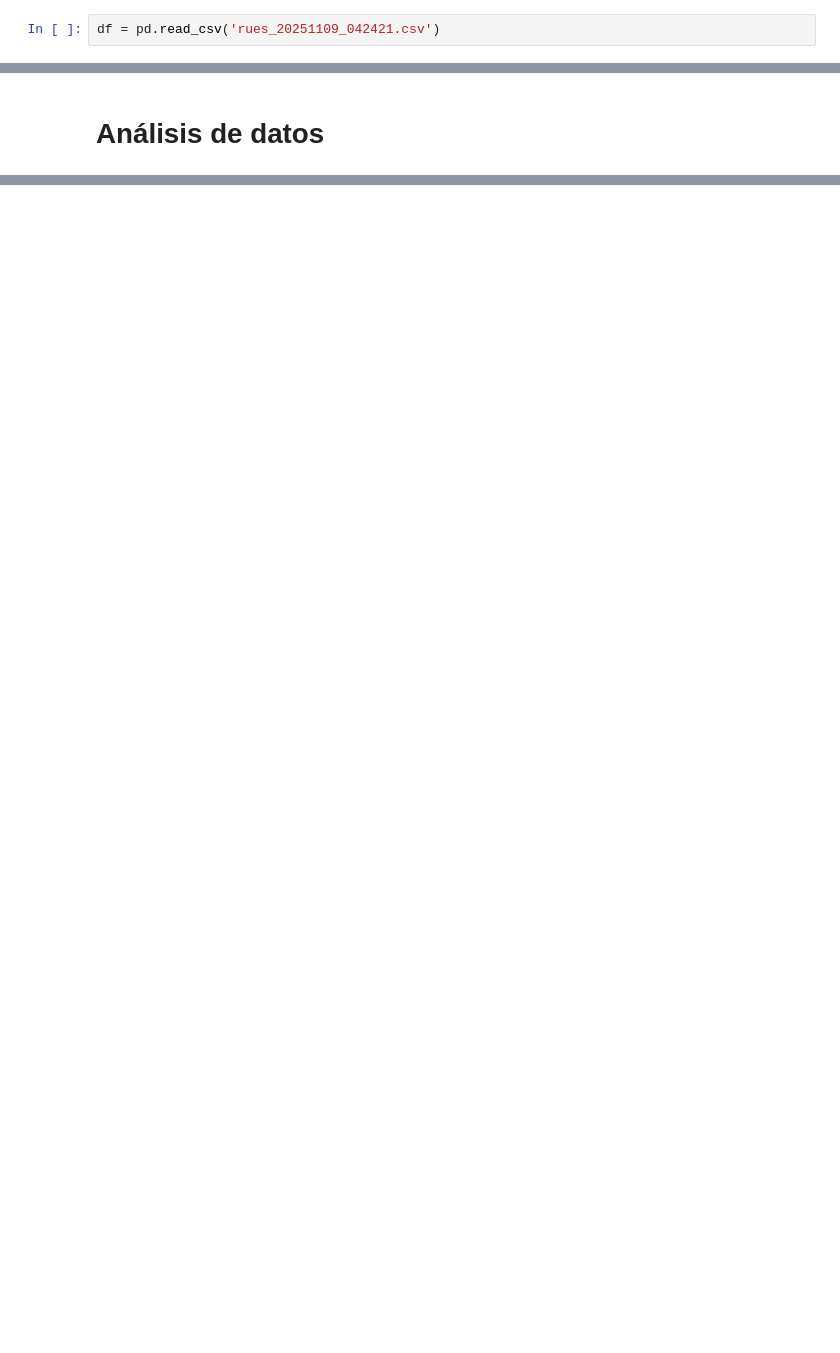
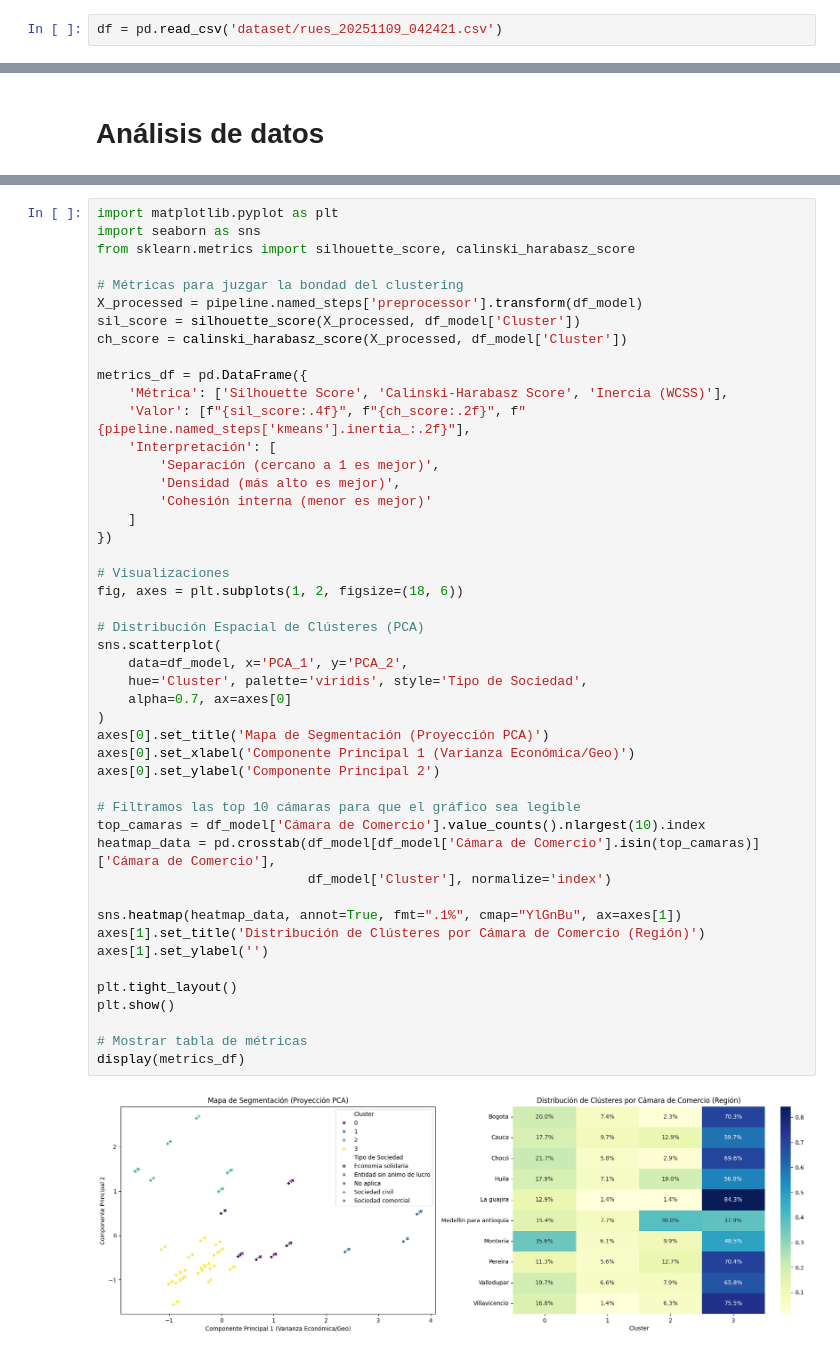
Before and after one commit to pabloibargon/rues-analysis, a Jupyter notebook: analysis.ipynb, the cells around one changed output, grey strips where cells are left out. Drawn from its saved outputs; the diff is of its cells as text; blank space fills up the shorter version.

```diff
--- a/analysis.ipynb
+++ b/analysis.ipynb
@@ -12,7 +12,7 @@ warnings.filterwarnings('ignore')
 # %% [markdown]
 ## Carga del dataset original
 # %%
-df = pd.read_csv('rues_20251109_042421.csv')
+df = pd.read_csv('dataset/rues_20251109_042421.csv')
 # %% [markdown]
 ## Análisis de la calidad de los datos
 # %%
@@ -2000,0 +276,49 @@ print(f"{Fore.LIGHTBLACK_EX}{'='*80}")
+# %%
+import matplotlib.pyplot as plt
+import seaborn as sns
+from sklearn.metrics import silhouette_score, calinski_harabasz_score
+
+# Métricas para juzgar la bondad del clustering
+X_processed = pipeline.named_steps['preprocessor'].transform(df_model)
+sil_score = silhouette_score(X_processed, df_model['Cluster'])
+ch_score = calinski_harabasz_score(X_processed, df_model['Cluster'])
+
+metrics_df = pd.DataFrame({
+    'Métrica': ['Silhouette Score', 'Calinski-Harabasz Score', 'Inercia (WCSS)'],
+    'Valor': [f"{sil_score:.4f}", f"{ch_score:.2f}", f"{pipeline.named_steps['kmeans'].inertia_:.2f}"],
+    'Interpretación': [
+        'Separación (cercano a 1 es mejor)',
+        'Densidad (más alto es mejor)',
+        'Cohesión interna (menor es mejor)'
+    ]
+})
+
+# Visualizaciones
+fig, axes = plt.subplots(1, 2, figsize=(18, 6))
+
+# Distribución Espacial de Clústeres (PCA)
+sns.scatterplot(
+    data=df_model, x='PCA_1', y='PCA_2',
+    hue='Cluster', palette='viridis', style='Tipo de Sociedad',
+    alpha=0.7, ax=axes[0]
+)
+axes[0].set_title('Mapa de Segmentación (Proyección PCA)')
+axes[0].set_xlabel('Componente Principal 1 (Varianza Económica/Geo)')
+axes[0].set_ylabel('Componente Principal 2')
+
+# Filtramos las top 10 cámaras para que el gráfico sea legible
+top_camaras = df_model['Cámara de Comercio'].value_counts().nlargest(10).index
+heatmap_data = pd.crosstab(df_model[df_model['Cámara de Comercio'].isin(top_camaras)]['Cámara de Comercio'],
+                           df_model['Cluster'], normalize='index')
+
+sns.heatmap(heatmap_data, annot=True, fmt=".1%", cmap="YlGnBu", ax=axes[1])
+axes[1].set_title('Distribución de Clústeres por Cámara de Comercio (Región)')
+axes[1].set_ylabel('')
+
+plt.tight_layout()
+plt.show()
+
+# Mostrar tabla de métricas
+display(metrics_df)
+# %% [output]
+[figure, added]
```
Also changed, not shown: parts of 16 cells of this notebook, 2 other files.
